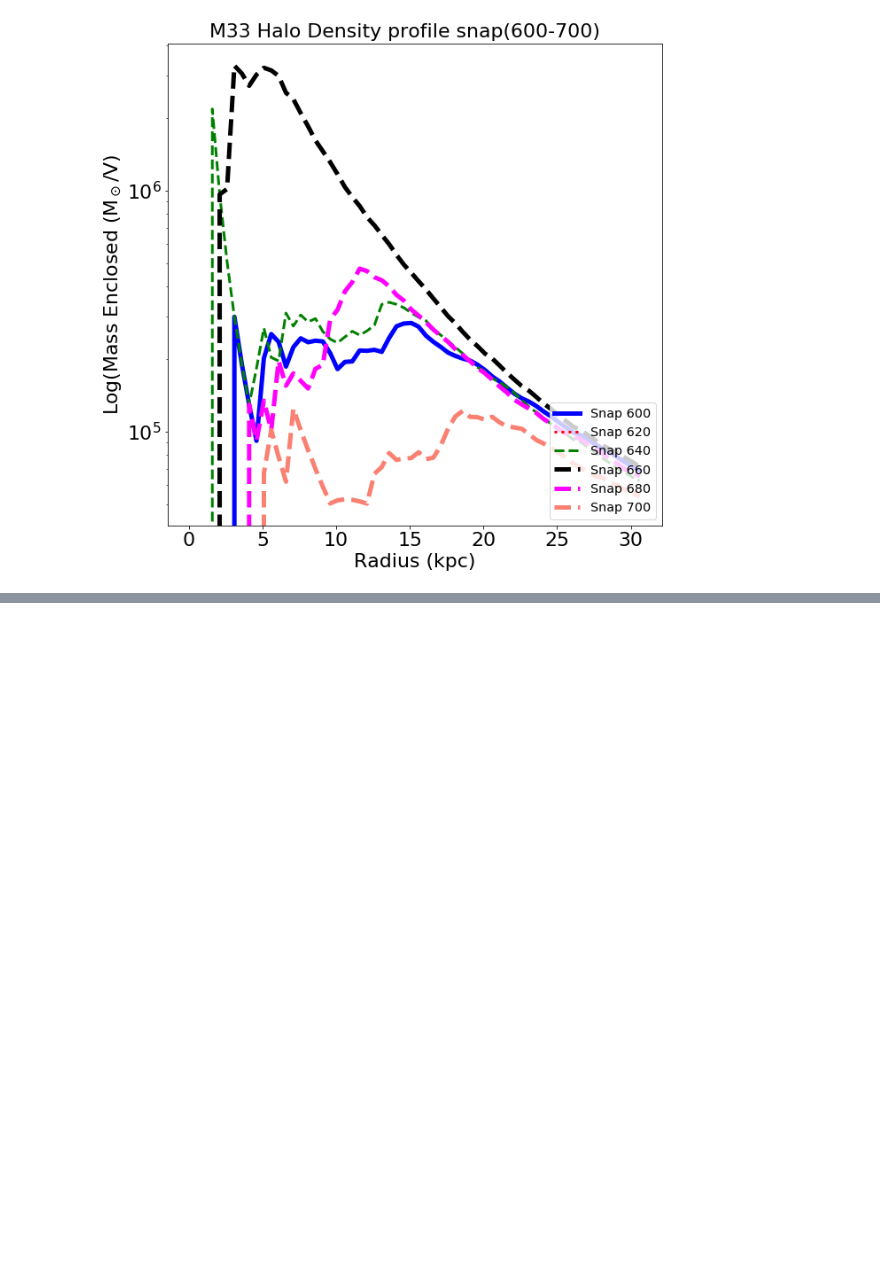
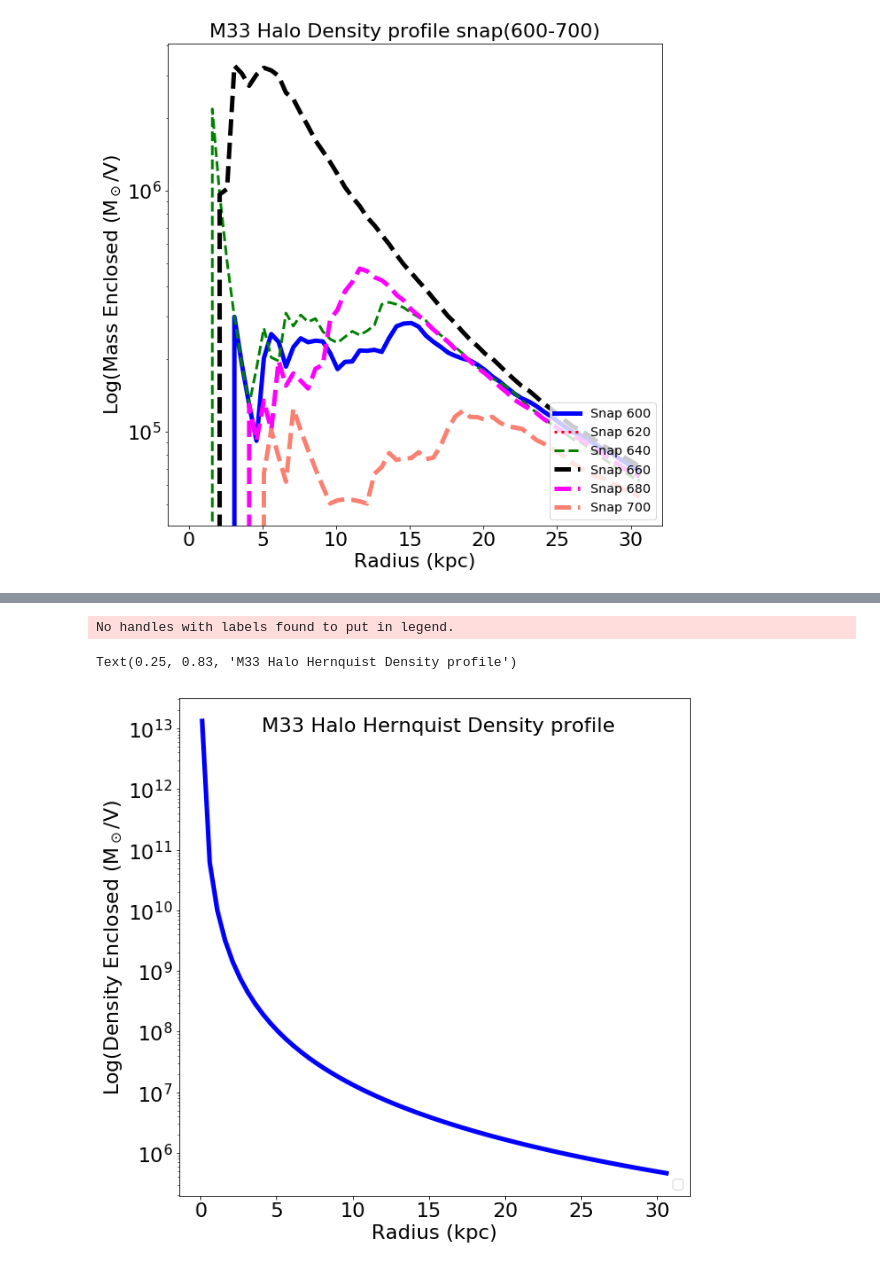
Before and after one commit to kyubito/400B_MASINI, a Jupyter notebook: Research Assignement/Code/Code.ipynb, the cells around one changed output, grey strips where cells are left out. Drawn from its saved outputs; the diff is of its cells as text; code cells hidden in the pictures; blank space fills up the shorter version.

Commit message:
Adding Hernquist profile to the code

```diff
--- a/Research Assignement/Code/Code.ipynb
+++ b/Research Assignement/Code/Code.ipynb
@@ -570,0 +392,10 @@ Text(0.19, 0.89, 'M33 Disk Density profile snap(600-700)')
+# %%
+# scale radius to test
+ScaleM33 = 25
+# total Halo Mass of M33 from Assignment 3
+MtotM33 = 0.187e12
+# Test Radius of 30 Kpc
+TestR = 30
+
+#Mass enclosed from Hernquist Profile
+HtestM33 = np.round(M33.HernquistMass(TestR,ScaleM33, MtotM33)/1e10,2)
@@ -570,0 +404,36 @@ Text(0.19, 0.89, 'M33 Disk Density profile snap(600-700)')
+# %%
+M33_H = MassProfile("M33",0)
+
+fig = plt.figure(figsize=(10,10))
+ax = plt.subplot(111)
+
+# Create an array to store Radius, from 0-30 kpc
+# intervals of 0.5 kpc
+R = np.arange(0.1,31,0.5)
+
+#Create the volume of the sphere containing the matter in a given radius
+V = ((4*np.pi*(R**3))/3)
+
+
+# Halo Snap 0
+plt.semilogy(R,M33_H.HernquistMass(TestR,ScaleM33, MtotM33)/V, color='blue', linewidth=5)
+# Add axis labels
+plt.xlabel('Radius (kpc)', fontsize=22)
+plt.ylabel(r'Log(Density Enclosed (M$_\odot$/V)', fontsize=22)
+
+
+#adjust tick label font size
+label_size = 22
+matplotlib.rcParams['xtick.labelsize'] = label_size
+matplotlib.rcParams['ytick.labelsize'] = label_size
+
+
+# add a legend with some customizations.
+legend = ax.legend(loc='lower right',fontsize='x-large')
+
+#add figure text
+plt.figtext(0.25, 0.83, 'M33 Halo Hernquist Density profile', fontsize=22)
+# %% [output]
+No handles with labels found to put in legend.
+Text(0.25, 0.83, 'M33 Halo Hernquist Density profile')
+[figure, added]
```
Also changed, not shown: parts of 8 cells of this notebook.
